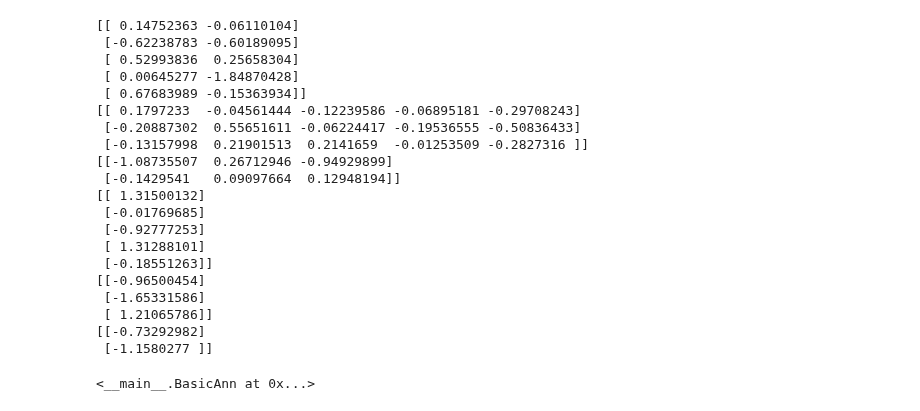
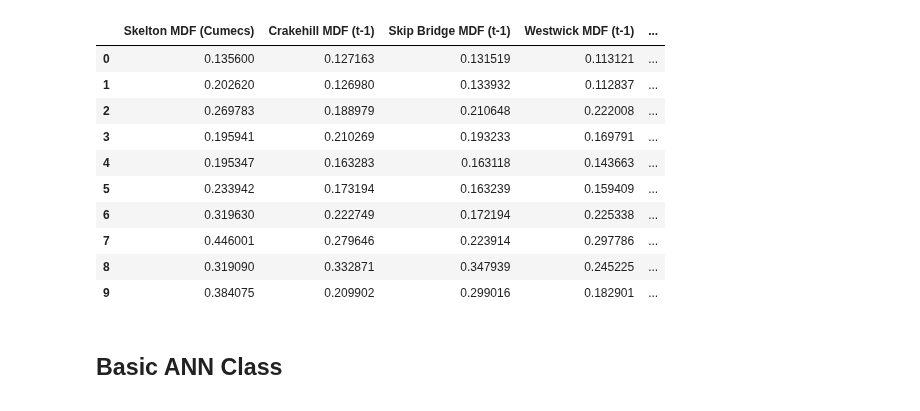
Before and after one commit to mhjp13/small-projects-ai, a Jupyter notebook: cob107/cw2/MLP-Models.ipynb, the cells around one changed output. Drawn from its saved outputs; the diff is of its cells as text; code cells hidden in the pictures.

```diff
--- a/cob107/cw2/MLP-Models.ipynb
+++ b/cob107/cw2/MLP-Models.ipynb
@@ -3,0 +6,11 @@ import numpy as np
+# %%
+# Function for standardising and unstandardising columns
+def standardise_columns(df, cols):
+    subset_df = df[cols]
+    subset_df = 0.8 * ((subset_df - subset_df.min()) / (subset_df.max() - subset_df.min())) + 0.1
+    return subset_df
+
+def unstandardise_columns(df, cols, max_val, min_val):
+    subset_df = df[cols]
+    subset_df = ((subset_df - subset_df.min()) / 0.8) * (max_val - min_val) + min_val
+    return subset_df
@@ -3,0 +67,17 @@ import numpy as np
+# %%
+std_training_df = standardise_columns(training_df, target_col + features)
+std_training_df.head(10)
+# %% [output]
+|  | Skelton MDF (Cumecs) | Crakehill MDF (t-1) | Skip Bridge MDF (t-1) | Westwick MDF (t-1) | ... |
+| 0 | 0.135600 | 0.127163 | 0.131519 | 0.113121 | ... |
+| 1 | 0.202620 | 0.126980 | 0.133932 | 0.112837 | ... |
+| 2 | 0.269783 | 0.188979 | 0.210648 | 0.222008 | ... |
+| 3 | 0.195941 | 0.210269 | 0.193233 | 0.169791 | ... |
+| 4 | 0.195347 | 0.163283 | 0.163118 | 0.143663 | ... |
+| 5 | 0.233942 | 0.173194 | 0.163239 | 0.159409 | ... |
+| 6 | 0.319630 | 0.222749 | 0.172194 | 0.225338 | ... |
+| 7 | 0.446001 | 0.279646 | 0.223914 | 0.297786 | ... |
+| 8 | 0.319090 | 0.332871 | 0.347939 | 0.245225 | ... |
+| 9 | 0.384075 | 0.209902 | 0.299016 | 0.182901 | ... |
+# %% [markdown]
+## Basic ANN Class
@@ -10,24 +111,0 @@ class BasicAnn:
-# %%
-BasicAnn((2,5,3,2))
-# %% [output]
-[[ 0.14752363 -0.06110104]
- [-0.62238783 -0.60189095]
- [ 0.52993836  0.25658304]
- [ 0.00645277 -1.84870428]
- [ 0.67683989 -0.15363934]]
-[[ 0.1797233  -0.04561444 -0.12239586 -0.06895181 -0.29708243]
- [-0.20887302  0.55651611 -0.06224417 -0.19536555 -0.50836433]
- [-0.13157998  0.21901513  0.2141659  -0.01253509 -0.2827316 ]]
-[[-1.08735507  0.26712946 -0.94929899]
- [-0.1429541   0.09097664  0.12948194]]
-[[ 1.31500132]
- [-0.01769685]
- [-0.92777253]
- [ 1.31288101]
- [-0.18551263]]
-[[-0.96500454]
- [-1.65331586]
- [ 1.21065786]]
-[[-0.73292982]
- [-1.1580277 ]]
-<__main__.BasicAnn at 0x...>
```
Also changed, not shown: parts of 14 cells of this notebook, 1 other file.
